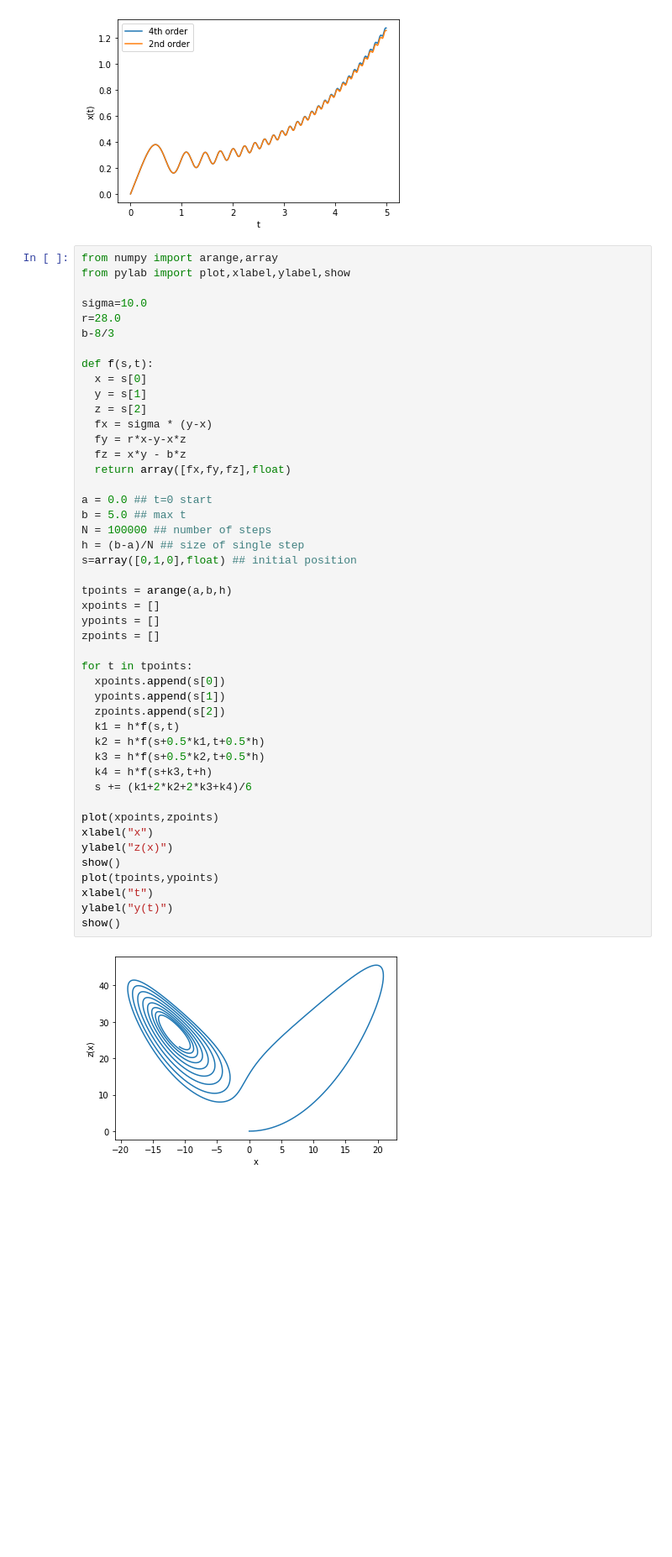
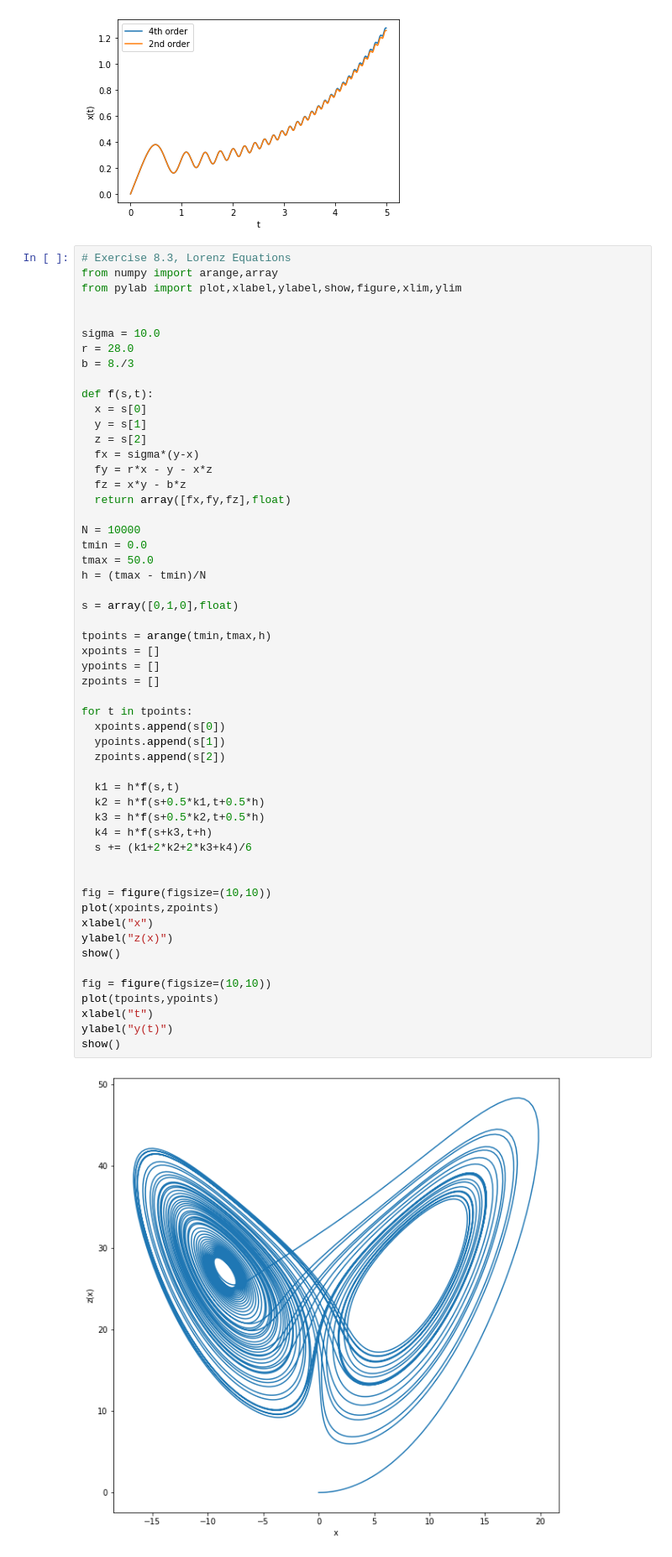
Before and after one commit to NIUCompPhys/Spring2021, a Jupyter notebook: temp2_pynb.ipynb, the cells around one changed output. Shown at 84% size. Saved outputs shown, nothing was run; the diff lists cells and outputs as text; blank space fills up the shorter version.

```diff
--- a/temp2_pynb.ipynb
+++ b/temp2_pynb.ipynb
@@ -1111,50 +1046,58 @@ show()
 # %% [output]
 [figure]
 # %%
+# Exercise 8.3, Lorenz Equations
 from numpy import arange,array
-from pylab import plot,xlabel,ylabel,show
+from pylab import plot,xlabel,ylabel,show,figure,xlim,ylim
 
-sigma=10.0
-r=28.0
-b-8/3
+
+sigma = 10.0
+r = 28.0
+b = 8./3
 
 def f(s,t):
   x = s[0]
   y = s[1]
   z = s[2]
-  fx = sigma * (y-x)
-  fy = r*x-y-x*z
+  fx = sigma*(y-x)
+  fy = r*x - y - x*z
   fz = x*y - b*z
   return array([fx,fy,fz],float)
 
-a = 0.0 ## t=0 start
-b = 5.0 ## max t
-N = 100000 ## number of steps
-h = (b-a)/N ## size of single step
-s=array([0,1,0],float) ## initial position
+N = 10000
+tmin = 0.0
+tmax = 50.0
+h = (tmax - tmin)/N
 
-tpoints = arange(a,b,h)
+s = array([0,1,0],float)
+
+tpoints = arange(tmin,tmax,h)
 xpoints = []
 ypoints = []
 zpoints = []
 
 for t in tpoints:
   xpoints.append(s[0])
   ypoints.append(s[1])
   zpoints.append(s[2])
+
   k1 = h*f(s,t)
   k2 = h*f(s+0.5*k1,t+0.5*h)
   k3 = h*f(s+0.5*k2,t+0.5*h)
   k4 = h*f(s+k3,t+h)
   s += (k1+2*k2+2*k3+k4)/6
 
+
+fig = figure(figsize=(10,10))
 plot(xpoints,zpoints)
 xlabel("x")
 ylabel("z(x)")
 show()
+
+fig = figure(figsize=(10,10))
 plot(tpoints,ypoints)
 xlabel("t")
 ylabel("y(t)")
 show()
 # %% [output]
-[figure, old version]
+[figure, new version]
```
Also changed, not shown: parts of 10 cells of this notebook.
